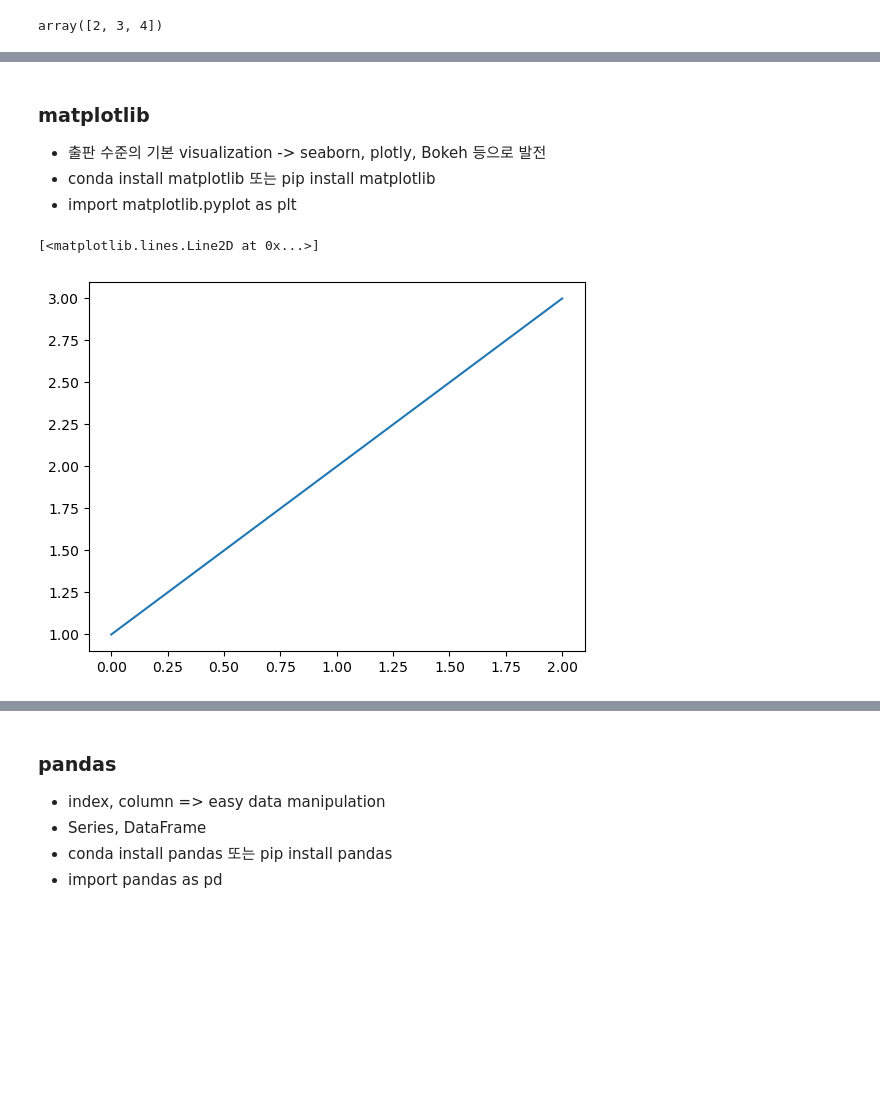
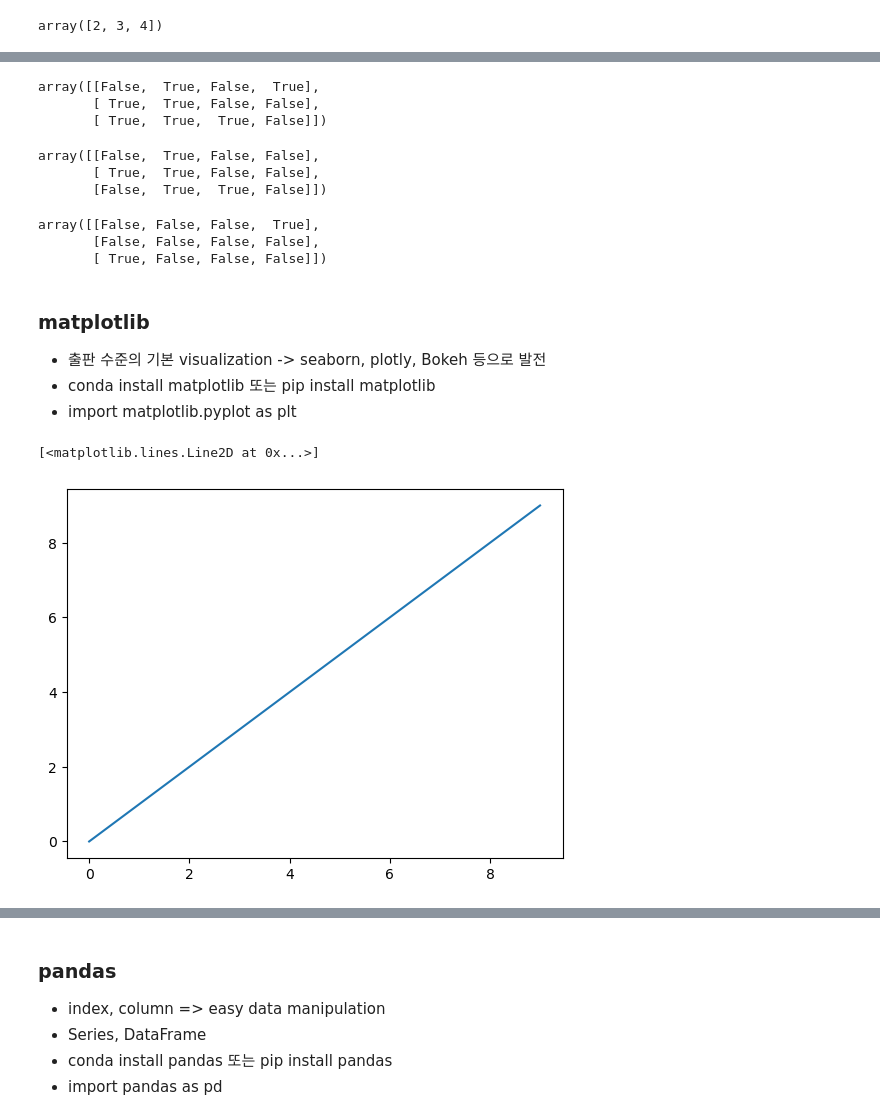
Before and after one commit to ajwkim/NSM_PDL, a Jupyter notebook: PDL_Python.ipynb, the cells around one changed output, grey strips where cells are left out. Cells and saved outputs as stored; diff of their text form; code cells hidden in the pictures; blank space fills up the shorter version.

```diff
--- a/PDL_Python.ipynb
+++ b/PDL_Python.ipynb
@@ -2220,12 +2532,32 @@ array([2, 3, 4])
+# %%
+a > .5              # ==, !=, >, >=, <, <=
+# %% [output]
+array([[False,  True, False,  True],
+       [ True,  True, False, False],
+       [ True,  True,  True, False]])
+# %%
+(a > .5) & (a > .7)
+# %% [output]
+array([[False,  True, False, False],
+       [ True,  True, False, False],
+       [False,  True,  True, False]])
+# %%
+(a > .5) & ~(a > .7)
+# %% [output]
+array([[False, False, False,  True],
+       [False, False, False, False],
+       [ True, False, False, False]])
 # %% [markdown]
 ### matplotlib
 - 출판 수준의 기본 visualization -> seaborn, plotly, Bokeh 등으로 발전
 - conda install matplotlib 또는 pip install matplotlib
 - import matplotlib.pyplot as plt
 # %%
+import numpy as np
 import matplotlib.pyplot as plt
 
-plt.plot(a)
+a = np.arange(10)
+plt.plot(a)             # (0, a[0]), (1, a[1]), ...
 # %% [output]
 [<matplotlib.lines.Line2D at 0x...>]
-[figure, old version]
+[figure, new version]
```
Also changed, not shown: parts of 30 cells of this notebook.
